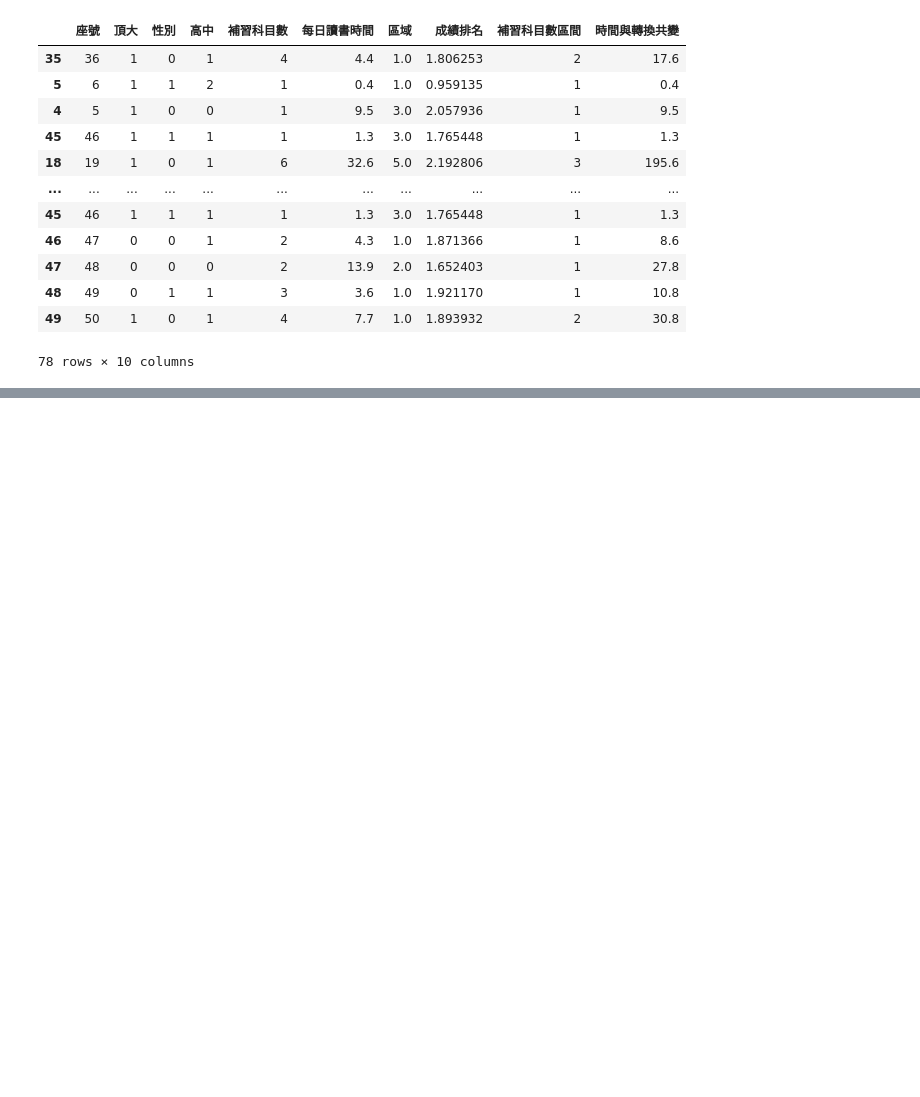
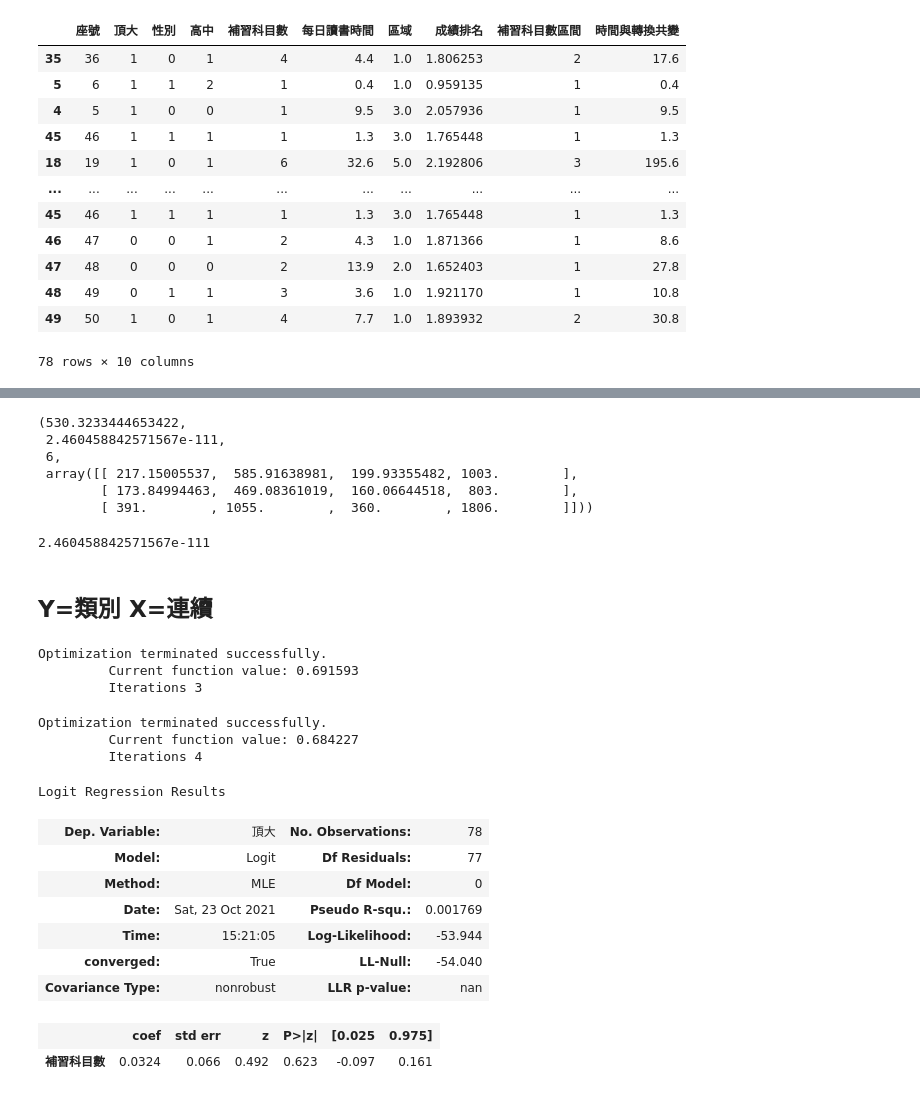
Before and after one commit to Doltrang/lyumin80224.github.io, a Jupyter notebook: 統計1023HW_09羅毓忞.ipynb, the cells around one changed output, grey strips where cells are left out. Cells and saved outputs as stored; diff of their text form; code cells hidden in the pictures; blank space fills up the shorter version.

```diff
--- a/統計1023HW_09羅毓忞.ipynb
+++ b/統計1023HW_09羅毓忞.ipynb
@@ -525,0 +562,18 @@ See the caveats in the documentation: https://pandas.pydata.org/pandas-docs/stab
+# %%
+import scipy.stats
+scipy.stats.chi2_contingency(cross_tab, correction = False)
+# 檢定值、P值、自由度、檢測內容
+# %% [output]
+(530.3233444653422,
+ 2.460458842571567e-111,
+ 6,
+ array([[ 217.15005537,  585.91638981,  199.93355482, 1003.        ],
+        [ 173.84994463,  469.08361019,  160.06644518,  803.        ],
+        [ 391.        , 1055.        ,  360.        , 1806.        ]]))
+# %%
+p_value = scipy.stats.chi2_contingency(cross_tab, correction = False)[1]
+p_value
+# %% [output]
+2.460458842571567e-111
+# %% [markdown]
+## Y=類別 X=連續
@@ -525,0 +585,29 @@ See the caveats in the documentation: https://pandas.pydata.org/pandas-docs/stab
+# %%
+logit = sm.Logit(dm8['頂大'], dm8['補習科目數'])
+# 擬合模型
+result = logit.fit()
+# %% [output]
+Optimization terminated successfully.
+         Current function value: 0.691593
+         Iterations 3
+# %%
+logit = sm.Logit(dm8['頂大'], dm8['每日讀書時間'])
+# 擬合模型
+result = logit.fit()
+# %% [output]
+Optimization terminated successfully.
+         Current function value: 0.684227
+         Iterations 4
+# %%
+result.summary()
+# %% [output]
+Logit Regression Results
+| Dep. Variable: | 頂大 | No. Observations: | 78 |
+| Model: | Logit | Df Residuals: | 77 |
+| Method: | MLE | Df Model: | 0 |
+| Date: | Sat, 23 Oct 2021 | Pseudo R-squ.: | 0.001769 |
+| Time: | 15:21:05 | Log-Likelihood: | -53.944 |
+| converged: | True | LL-Null: | -54.040 |
+| Covariance Type: | nonrobust | LLR p-value: | nan |
+|  | coef | std err | z | P>|z| | [0.025 | 0.975] |
+| 補習科目數 | 0.0324 | 0.066 | 0.492 | 0.623 | -0.097 | 0.161 |
```
Also changed, not shown: parts of 6 cells of this notebook.
